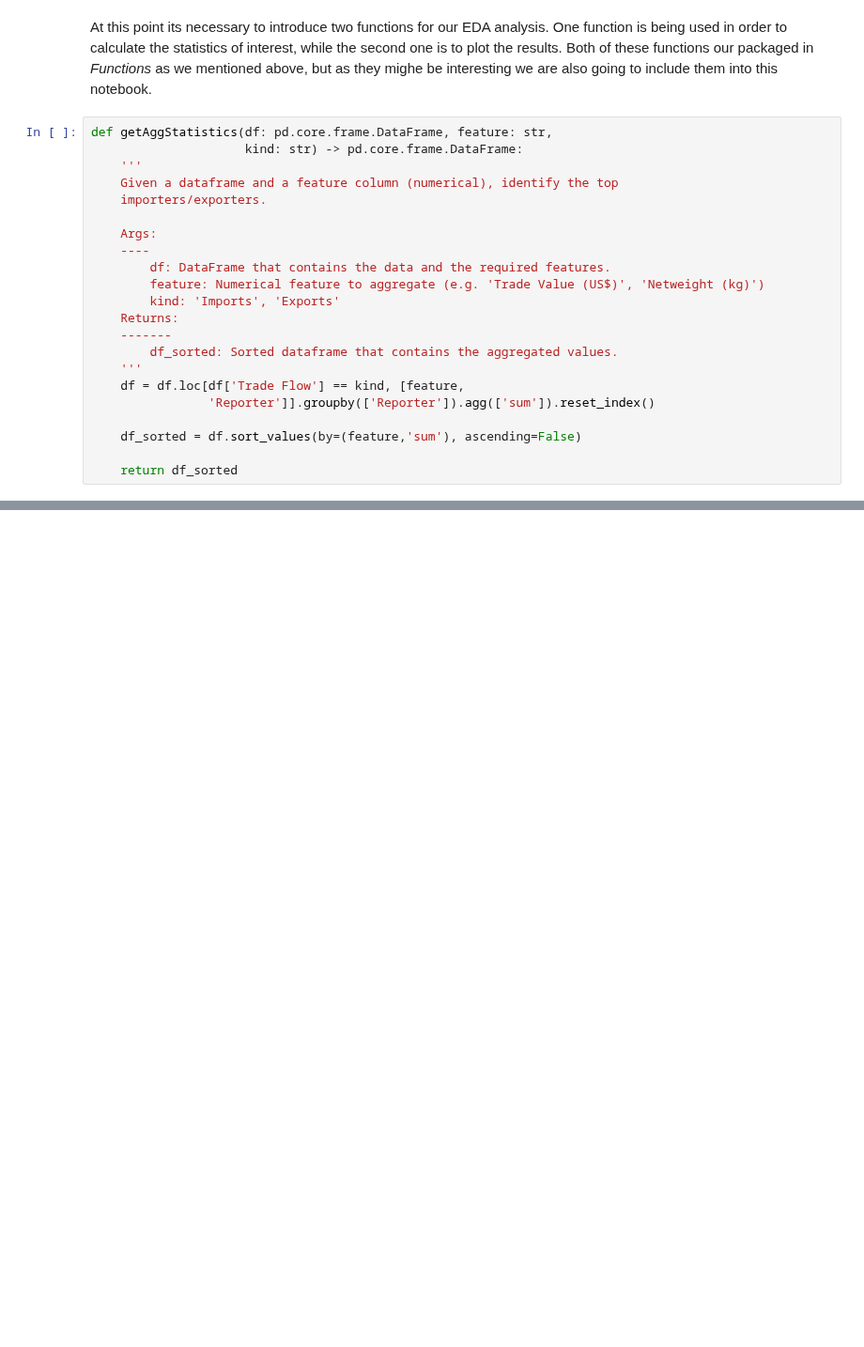
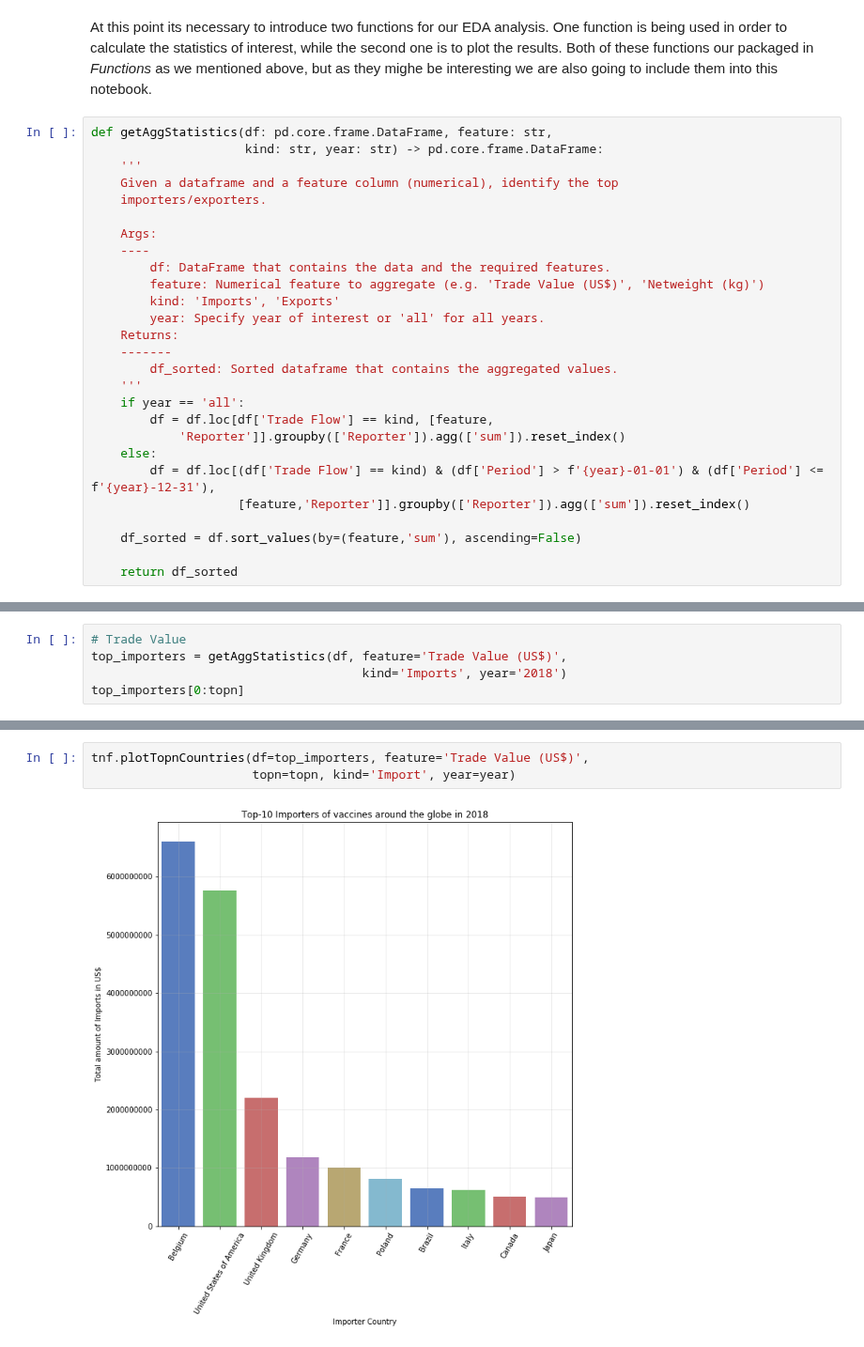
Before and after one commit to gpsyrou/Vaccines_Trade_Network, a Jupyter notebook: Jupyter_Notebooks/Vaccines_Network_JN.ipynb, the cells around one changed output, grey strips where cells are left out. Shown at 94% size. Cells and saved outputs as stored; diff of their text form; blank space fills up the shorter version.

```diff
--- a/Jupyter_Notebooks/Vaccines_Network_JN.ipynb
+++ b/Jupyter_Notebooks/Vaccines_Network_JN.ipynb
@@ -210,7 +209,7 @@ topn = 10
 At this point its necessary to introduce two functions for our EDA analysis. One function is being used in order to calculate the statistics of interest, while the second one is to plot the results. Both of these functions our packaged in *Functions* as we mentioned above, but as they mighe be interesting we are also going to include them into this notebook.
 # %%
 def getAggStatistics(df: pd.core.frame.DataFrame, feature: str,
-                     kind: str) -> pd.core.frame.DataFrame:
+                     kind: str, year: str) -> pd.core.frame.DataFrame:
     '''
     Given a dataframe and a feature column (numerical), identify the top
     importers/exporters.
@@ -220,12 +219,17 @@ def getAggStatistics(df: pd.core.frame.DataFrame, feature: str,
         df: DataFrame that contains the data and the required features.
         feature: Numerical feature to aggregate (e.g. 'Trade Value (US$)', 'Netweight (kg)')
         kind: 'Imports', 'Exports'
+        year: Specify year of interest or 'all' for all years.
     Returns:
     -------
         df_sorted: Sorted dataframe that contains the aggregated values.
     '''
-    df = df.loc[df['Trade Flow'] == kind, [feature,
-                'Reporter']].groupby(['Reporter']).agg(['sum']).reset_index()
+    if year == 'all':
+        df = df.loc[df['Trade Flow'] == kind, [feature,
+            'Reporter']].groupby(['Reporter']).agg(['sum']).reset_index()
+    else:
+        df = df.loc[(df['Trade Flow'] == kind) & (df['Period'] > f'{year}-01-01') & (df['Period'] <= f'{year}-12-31'),
+                    [feature,'Reporter']].groupby(['Reporter']).agg(['sum']).reset_index()
 
     df_sorted = df.sort_values(by=(feature,'sum'), ascending=False)
 
@@ -232,0 +271,5 @@ def getAggStatistics(df: pd.core.frame.DataFrame, feature: str,
+# %%
+# Trade Value
+top_importers = getAggStatistics(df, feature='Trade Value (US$)',
+                                     kind='Imports', year='2018')
+top_importers[0:topn]
@@ -232,0 +291,5 @@ def getAggStatistics(df: pd.core.frame.DataFrame, feature: str,
+# %%
+tnf.plotTopnCountries(df=top_importers, feature='Trade Value (US$)',
+                      topn=topn, kind='Import', year=year)
+# %% [output]
+[figure, added]
```
Also changed, not shown: parts of 9 cells of this notebook, 2 other files.
